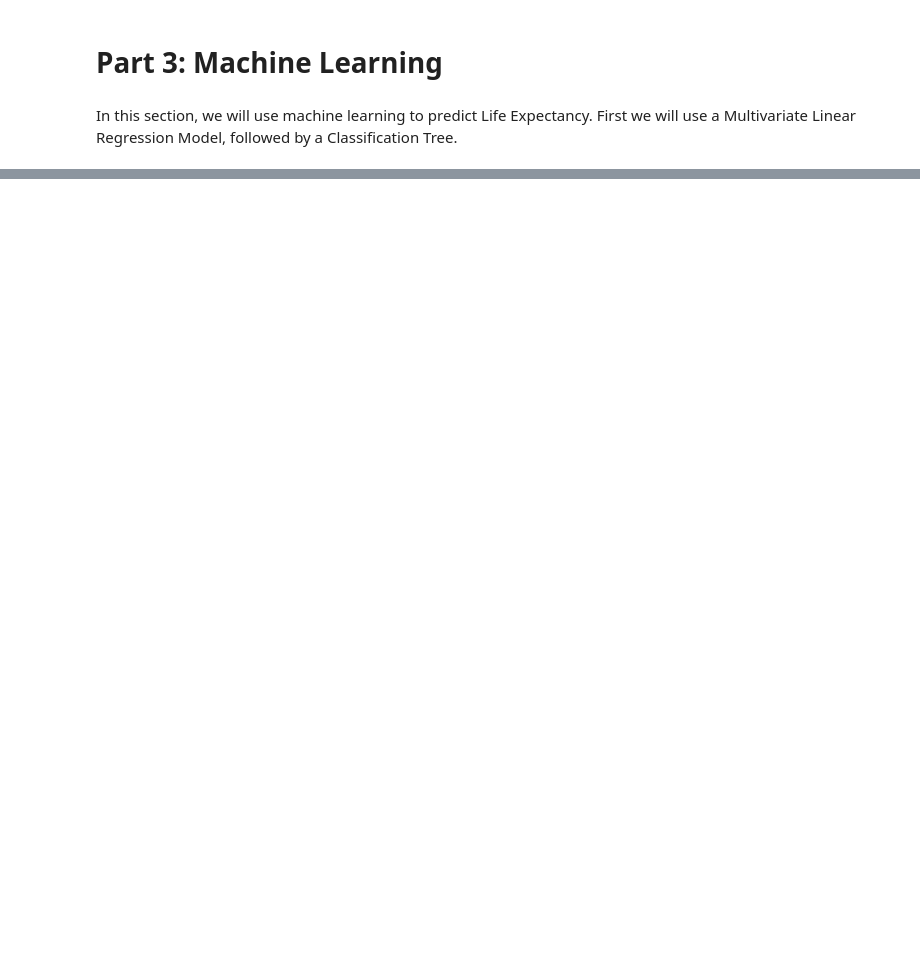
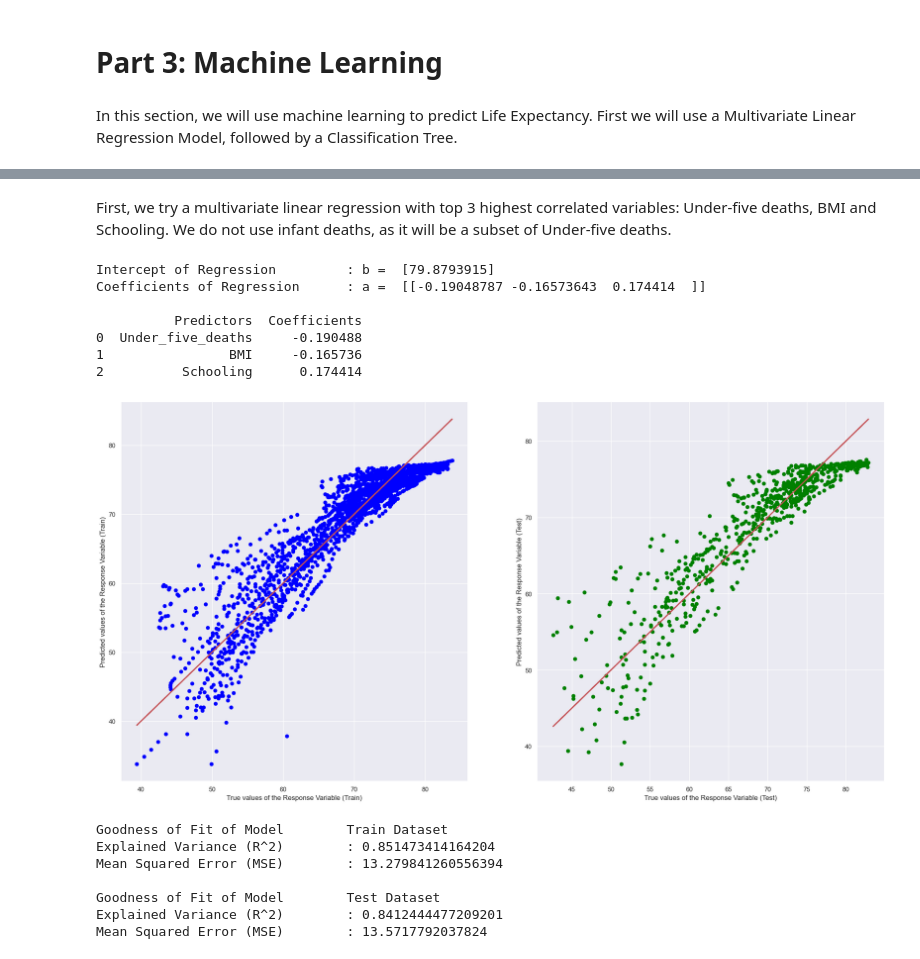
Before and after one commit to tyeckh/DSAI-T7, a Jupyter notebook: Project_T7.ipynb, the cells around one changed output, grey strips where cells are left out. Cells and saved outputs as stored; diff of their text form; code cells hidden in the pictures; blank space fills up the shorter version.

```diff
--- a/Project_T7.ipynb
+++ b/Project_T7.ipynb
@@ -338,0 +347,65 @@ KeyError: "['Country', 'Region'] not found in axis"
+# %% [markdown]
+First, we try a multivariate linear regression with top 3 highest correlated variables: Under-five deaths, BMI and Schooling. We do not use infant deaths, as it will be a subset of Under-five deaths.
+# %%
+# Independent/Predictor Variables: Last two columns (Income composition of resources, Schooling)
+x = pd.DataFrame(LifeData_Clean[["Under_five_deaths","BMI", "Schooling"]])
+
+# Dependent/Response Variable:
+y = pd.DataFrame(LifeData_Clean["Life_expectancy"])
+
+x_train, x_test, y_train, y_test = train_test_split(x, y, test_size = 0.25, random_state = 69)
+lm = LinearRegression()
+linreg = lm.fit(x_train, y_train)
+
+# Coefficients of the Linear Regression line
+print('Intercept of Regression \t: b = ', linreg.intercept_)
+print('Coefficients of Regression \t: a = ', linreg.coef_)
+print()
+
+# Print the Coefficients against Predictors
+print(pd.DataFrame(list(zip(x_train.columns, linreg.coef_[0])), columns = ["Predictors", "Coefficients"]))
+print()
+
+# Predict Response corresponding to Predictors
+y_train_pred = linreg.predict(x_train)
+y_test_pred = linreg.predict(x_test)
+
+# Plot the Predictions vs the True values
+f, axes = plt.subplots(1, 2, figsize=(24, 12))
+axes[0].scatter(y_train, y_train_pred, color = "blue")
+axes[0].plot(y_train, y_train, 'r-', linewidth = 2)
+axes[0].set_xlabel("True values of the Response Variable (Train)")
+axes[0].set_ylabel("Predicted values of the Response Variable (Train)")
+axes[1].scatter(y_test, y_test_pred, color = "green")
+axes[1].plot(y_test, y_test, 'r-', linewidth = 2)
+axes[1].set_xlabel("True values of the Response Variable (Test)")
+axes[1].set_ylabel("Predicted values of the Response Variable (Test)")
+plt.show()
+
+# Check the Goodness of Fit (on Train Data)
+print("Goodness of Fit of Model \tTrain Dataset")
+print("Explained Variance (R^2) \t:", linreg.score(x_train, y_train))
+print("Mean Squared Error (MSE) \t:", mean_squared_error(y_train, y_train_pred))
+print()
+
+# Check the Goodness of Fit (on Test Data)
+print("Goodness of Fit of Model \tTest Dataset")
+print("Explained Variance (R^2) \t:", linreg.score(x_test, y_test))
+print("Mean Squared Error (MSE) \t:", mean_squared_error(y_test, y_test_pred))
+print()
+# %% [output]
+Intercept of Regression         : b =  [79.8793915]
+Coefficients of Regression      : a =  [[-0.19048787 -0.16573643  0.174414  ]]
+
+          Predictors  Coefficients
+0  Under_five_deaths     -0.190488
+1                BMI     -0.165736
+2          Schooling      0.174414
+[figure, added]
+Goodness of Fit of Model        Train Dataset
+Explained Variance (R^2)        : 0.851473414164204
+Mean Squared Error (MSE)        : 13.279841260556394
+
+Goodness of Fit of Model        Test Dataset
+Explained Variance (R^2)        : 0.8412444477209201
+Mean Squared Error (MSE)        : 13.5717792037824
```
Also changed, not shown: parts of 10 cells of this notebook.
